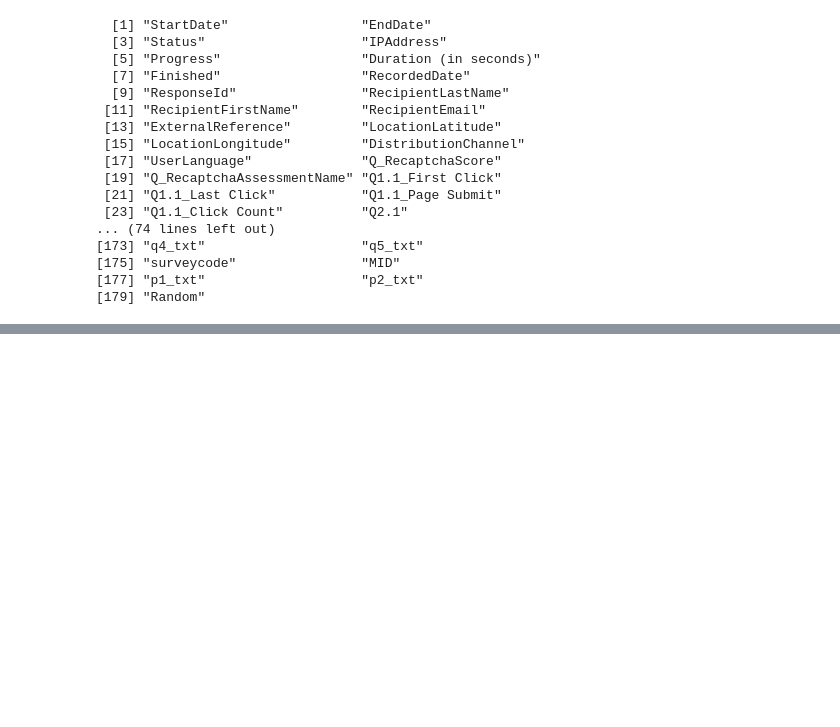
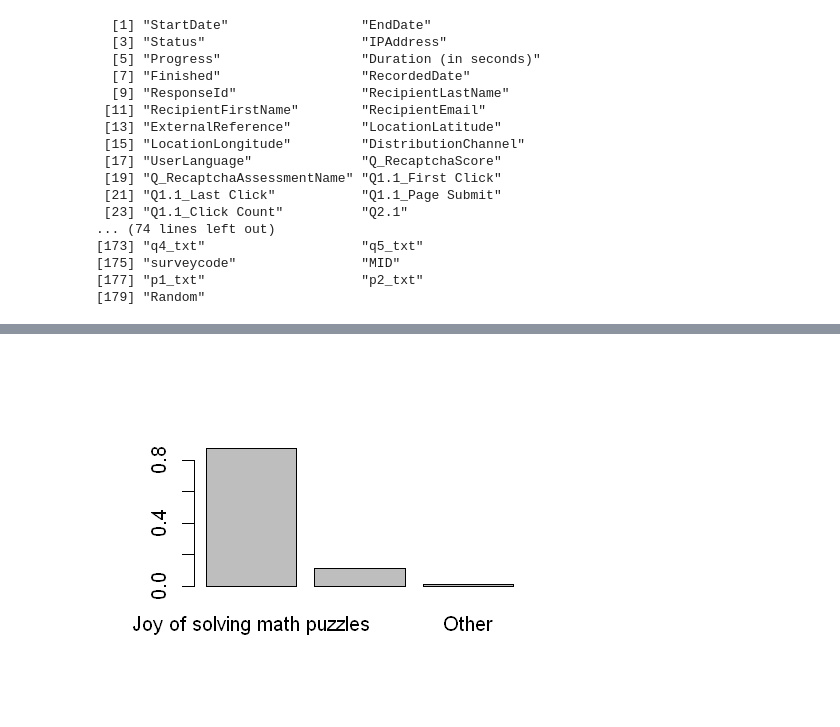
Before and after one commit to zhum01/W241-Make-18-Experiment, a Jupyter notebook: W241_Final_Project_EDA.ipynb, the cells around one changed output, grey strips where cells are left out. Saved outputs shown, nothing was run; the diff lists cells and outputs as text; code cells hidden in the pictures; blank space fills up the shorter version.

```diff
--- a/W241_Final_Project_EDA.ipynb
+++ b/W241_Final_Project_EDA.ipynb
@@ -292,0 +340,4 @@ ggplot(cleanedData, aes(x=final_score, color=Random)) +
+# %%
+barplot(prop.table(table(cleanedData[, intent])))
+# %% [output]
+[figure, added]
```
Also changed, not shown: parts of 31 cells of this notebook.
